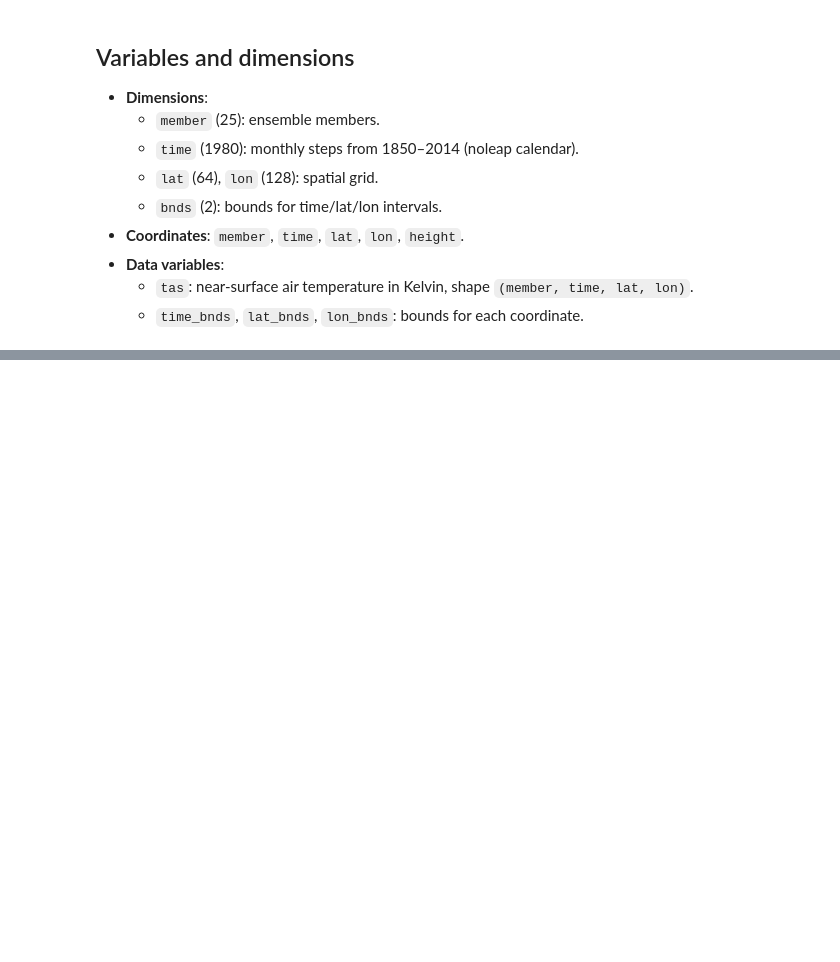
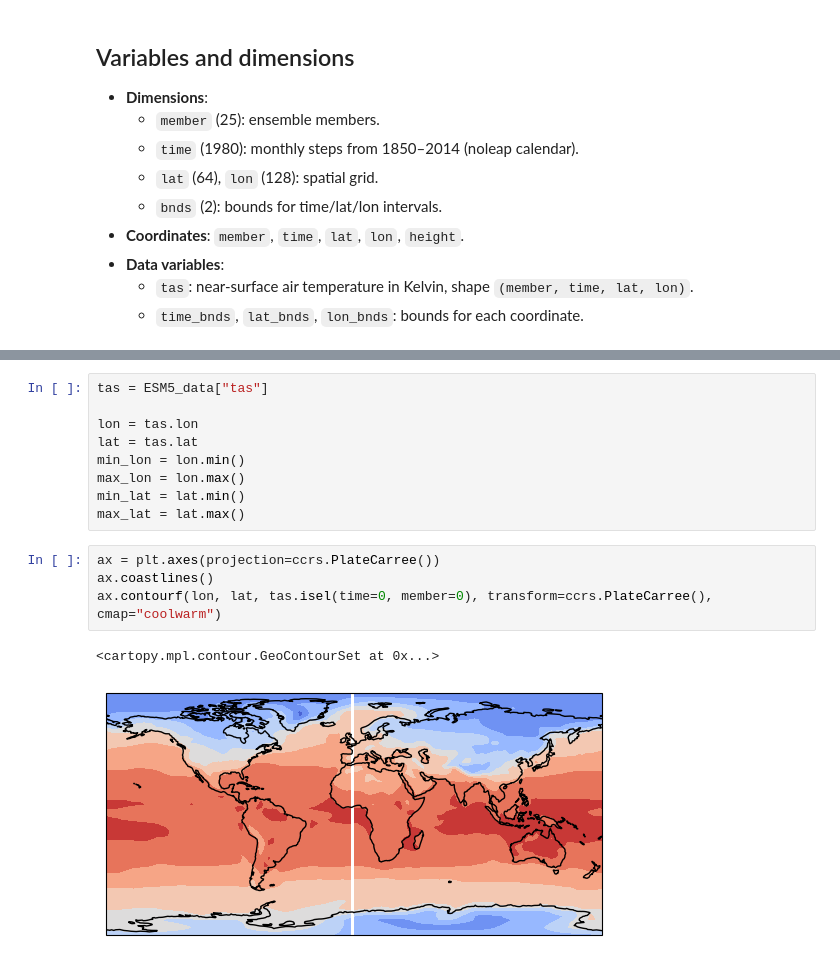
Before and after one commit to UW-MLGEO/Paleo_Climate_ML, a Jupyter notebook: code/Initial_exploration.ipynb, the cells around one changed output, grey strips where cells are left out. Drawn from its saved outputs; the diff is of its cells as text; blank space fills up the shorter version.

```diff
--- a/code/Initial_exploration.ipynb
+++ b/code/Initial_exploration.ipynb
@@ -122,0 +101,16 @@ plt.show()
+# %%
+tas = ESM5_data["tas"]
+
+lon = tas.lon
+lat = tas.lat
+min_lon = lon.min()
+max_lon = lon.max()
+min_lat = lat.min()
+max_lat = lat.max()
+# %%
+ax = plt.axes(projection=ccrs.PlateCarree())
+ax.coastlines()
+ax.contourf(lon, lat, tas.isel(time=0, member=0), transform=ccrs.PlateCarree(), cmap="coolwarm")
+# %% [output]
+<cartopy.mpl.contour.GeoContourSet at 0x...>
+[figure, added]
```
Also changed, not shown: parts of 4 cells of this notebook.
